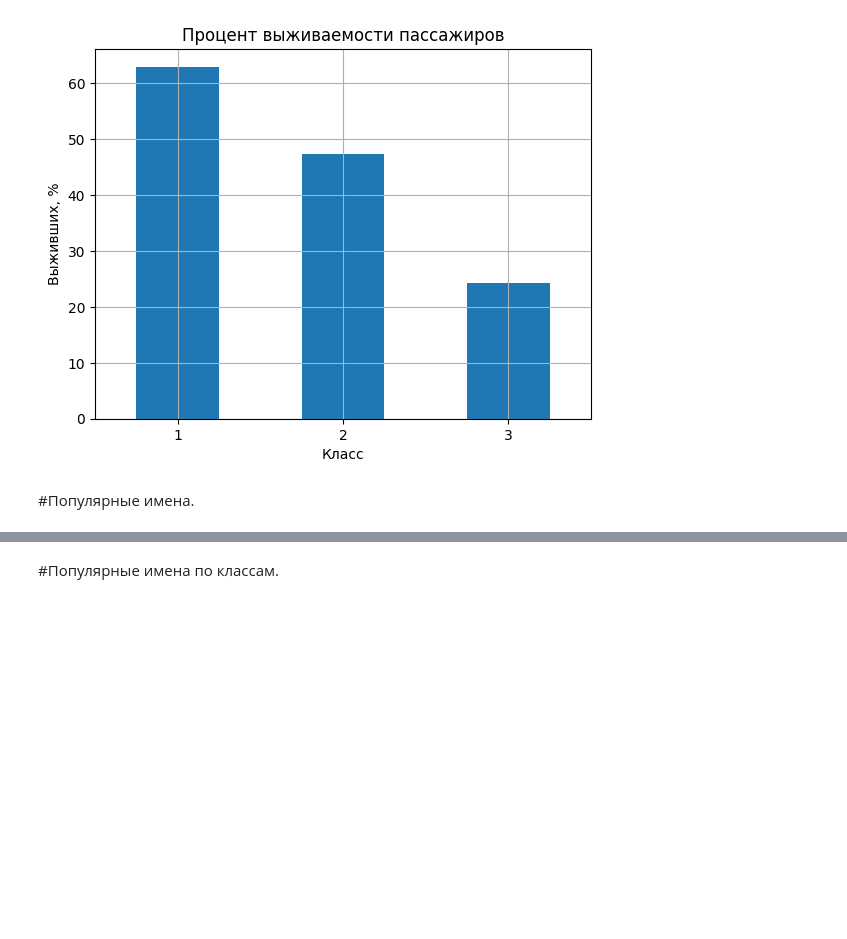
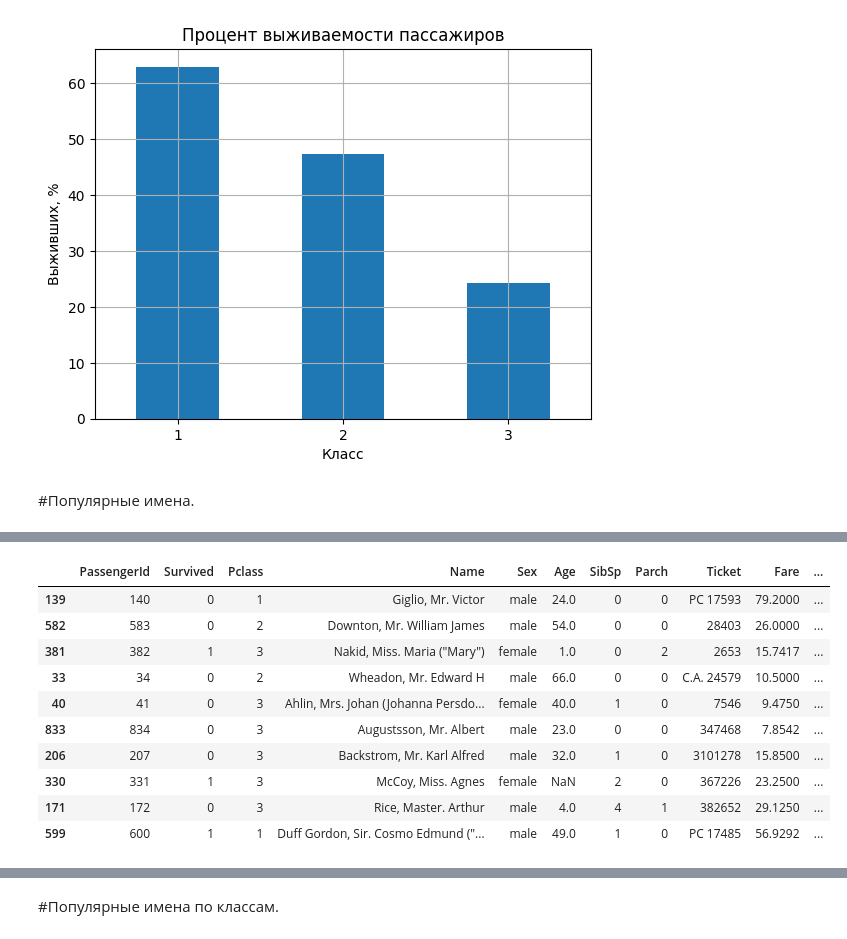
Before and after one commit to TheGooger/Python_data_analysis_ITMO, a Jupyter notebook: HW3.ipynb, the cells around one changed output, grey strips where cells are left out. Cells and saved outputs as stored; diff of their text form; code cells hidden in the pictures; blank space fills up the shorter version.

```diff
--- a/HW3.ipynb
+++ b/HW3.ipynb
@@ -143 +98,15 @@ df.head(15)
+# %%
+df.sample(10)
+# %% [output]
+|  | PassengerId | Survived | Pclass | Name | Sex | Age | SibSp | Parch | Ticket | Fare | ... |
+| 139 | 140 | 0 | 1 | Giglio, Mr. Victor | male | 24.0 | 0 | 0 | PC 17593 | 79.2000 | ... |
+| 582 | 583 | 0 | 2 | Downton, Mr. William James | male | 54.0 | 0 | 0 | 28403 | 26.0000 | ... |
+| 381 | 382 | 1 | 3 | Nakid, Miss. Maria ("Mary") | female | 1.0 | 0 | 2 | 2653 | 15.7417 | ... |
+| 33 | 34 | 0 | 2 | Wheadon, Mr. Edward H | male | 66.0 | 0 | 0 | C.A. 24579 | 10.5000 | ... |
+| 40 | 41 | 0 | 3 | Ahlin, Mrs. Johan (Johanna Persdo... | female | 40.0 | 1 | 0 | 7546 | 9.4750 | ... |
+| 833 | 834 | 0 | 3 | Augustsson, Mr. Albert | male | 23.0 | 0 | 0 | 347468 | 7.8542 | ... |
+| 206 | 207 | 0 | 3 | Backstrom, Mr. Karl Alfred | male | 32.0 | 1 | 0 | 3101278 | 15.8500 | ... |
+| 330 | 331 | 1 | 3 | McCoy, Miss. Agnes | female | NaN | 2 | 0 | 367226 | 23.2500 | ... |
+| 171 | 172 | 0 | 3 | Rice, Master. Arthur | male | 4.0 | 4 | 1 | 382652 | 29.1250 | ... |
+| 599 | 600 | 1 | 1 | Duff Gordon, Sir. Cosmo Edmund ("... | male | 49.0 | 1 | 0 | PC 17485 | 56.9292 | ... |
 # %%
```
Also changed, not shown: parts of 39 cells of this notebook.
